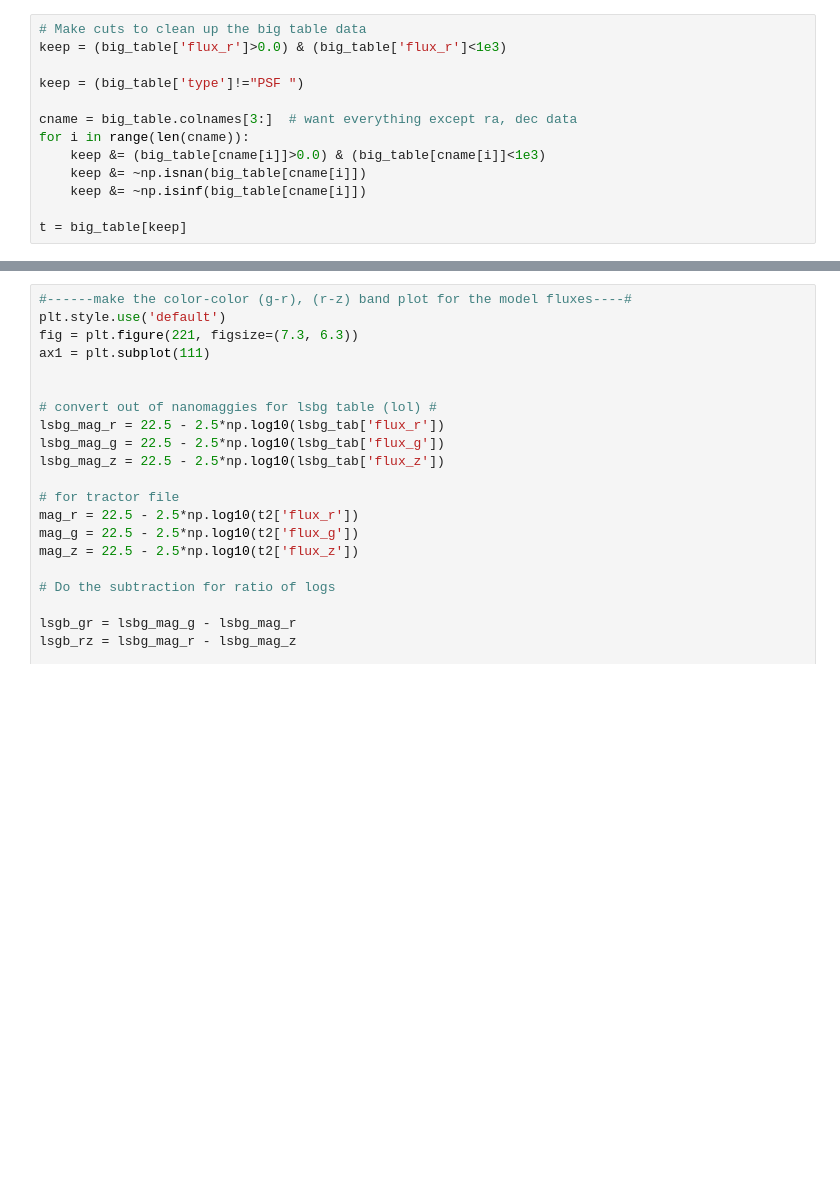
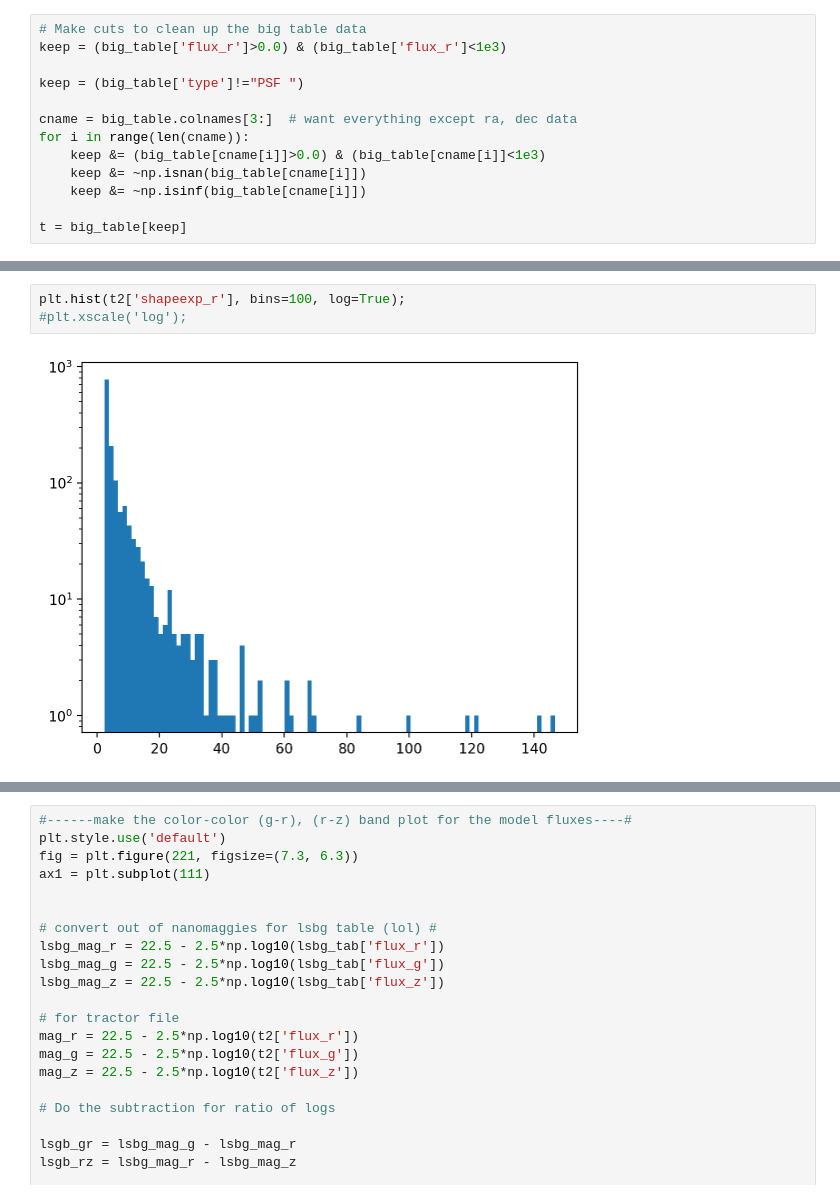
Before and after one commit to tlmakinen/ultra-diffuse-galaxy-JP, a Jupyter notebook: color-troubleshoot.ipynb, the cells around one changed output, grey strips where cells are left out. Drawn from its saved outputs; the diff is of its cells as text; blank space fills up the shorter version.

```diff
--- a/color-troubleshoot.ipynb
+++ b/color-troubleshoot.ipynb
@@ -73,3 +75,8 @@ t2 = t[mask]
+# %%
+plt.hist(t2['shapeexp_r'], bins=100, log=True);
+#plt.xscale('log');
+# %% [output]
+[figure, added]
 # %%
 #------make the color-color (g-r), (r-z) band plot for aperture (data) fluxes----#
 plt.style.use('default')
```
Also changed, not shown: parts of 12 cells of this notebook, 1 other file.
